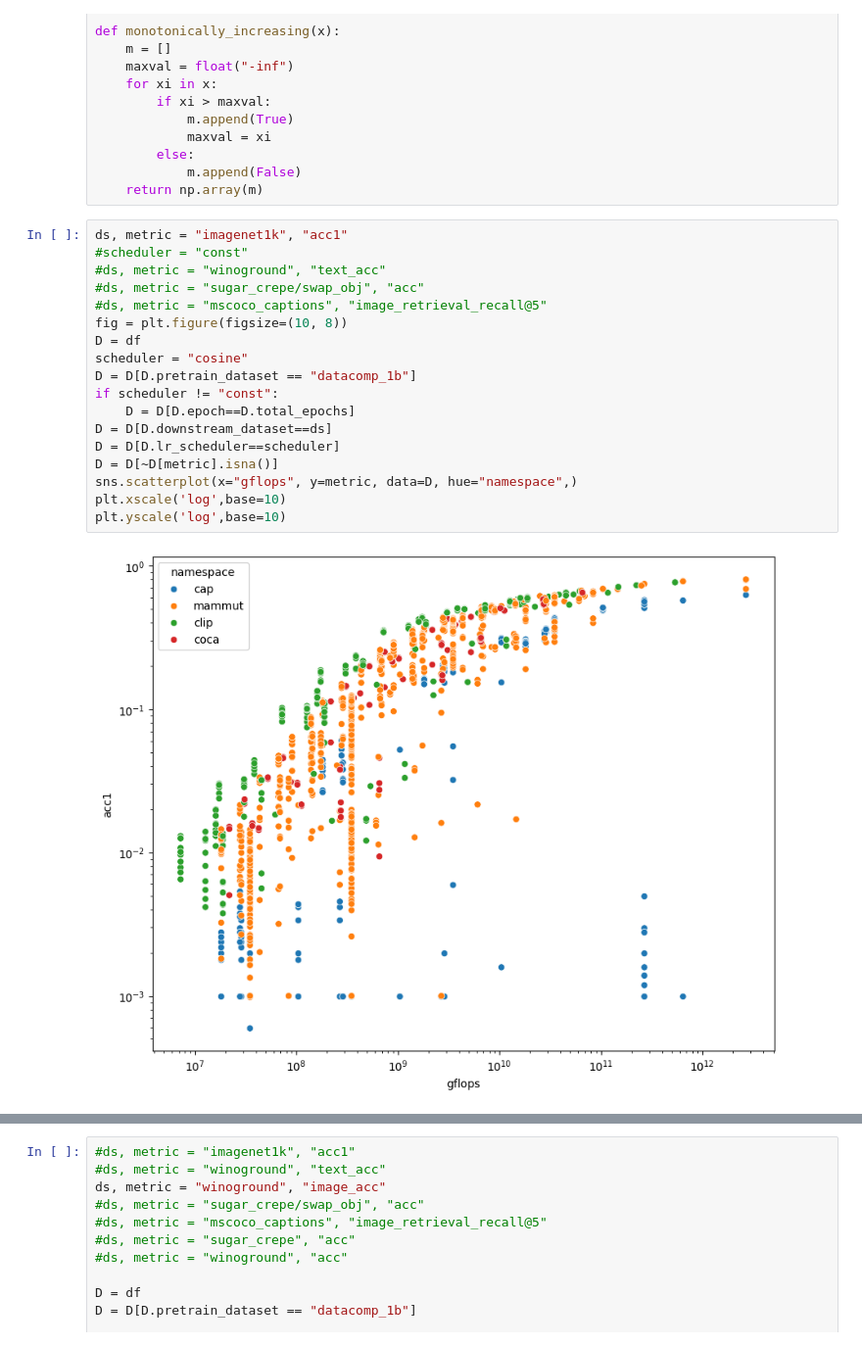
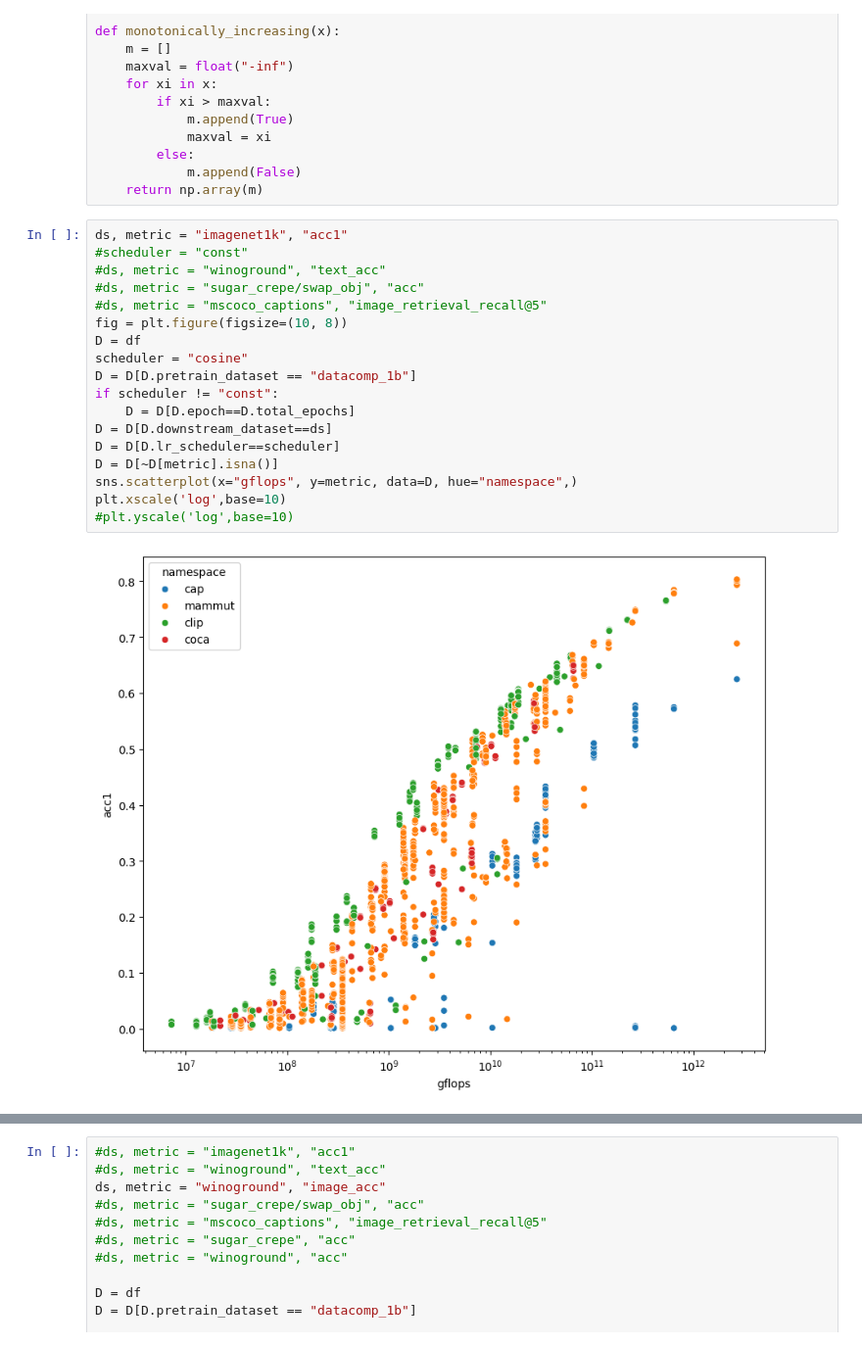
Before and after one commit to SLAMPAI/open_clip_scaling, a Jupyter notebook: results.ipynb, the cells around one changed output, grey strips where cells are left out. Shown at 98% size. Drawn from its saved outputs; the diff is of its cells as text.

```diff
--- a/results.ipynb
+++ b/results.ipynb
@@ -728,23 +718,23 @@ def monotonically_increasing(x):
 # %%
 ds, metric = "imagenet1k", "acc1"
 #scheduler = "const"
 #ds, metric = "winoground", "text_acc"
 #ds, metric = "sugar_crepe/swap_obj", "acc"
 #ds, metric = "mscoco_captions", "image_retrieval_recall@5"
 fig = plt.figure(figsize=(10, 8))
 D = df
 scheduler = "cosine"
 D = D[D.pretrain_dataset == "datacomp_1b"]
 if scheduler != "const":
     D = D[D.epoch==D.total_epochs]
 D = D[D.downstream_dataset==ds]
 D = D[D.lr_scheduler==scheduler]
 D = D[~D[metric].isna()]
 sns.scatterplot(x="gflops", y=metric, data=D, hue="namespace",)
 plt.xscale('log',base=10)
-plt.yscale('log',base=10)
+#plt.yscale('log',base=10)
 # %% [output]
-[figure, old version]
+[figure, new version]
 # %%
 ds, metric = "imagenet1k", "acc1"
 #scheduler = "const"
```
Also changed, not shown: parts of 18 cells of this notebook, 2 other files.
